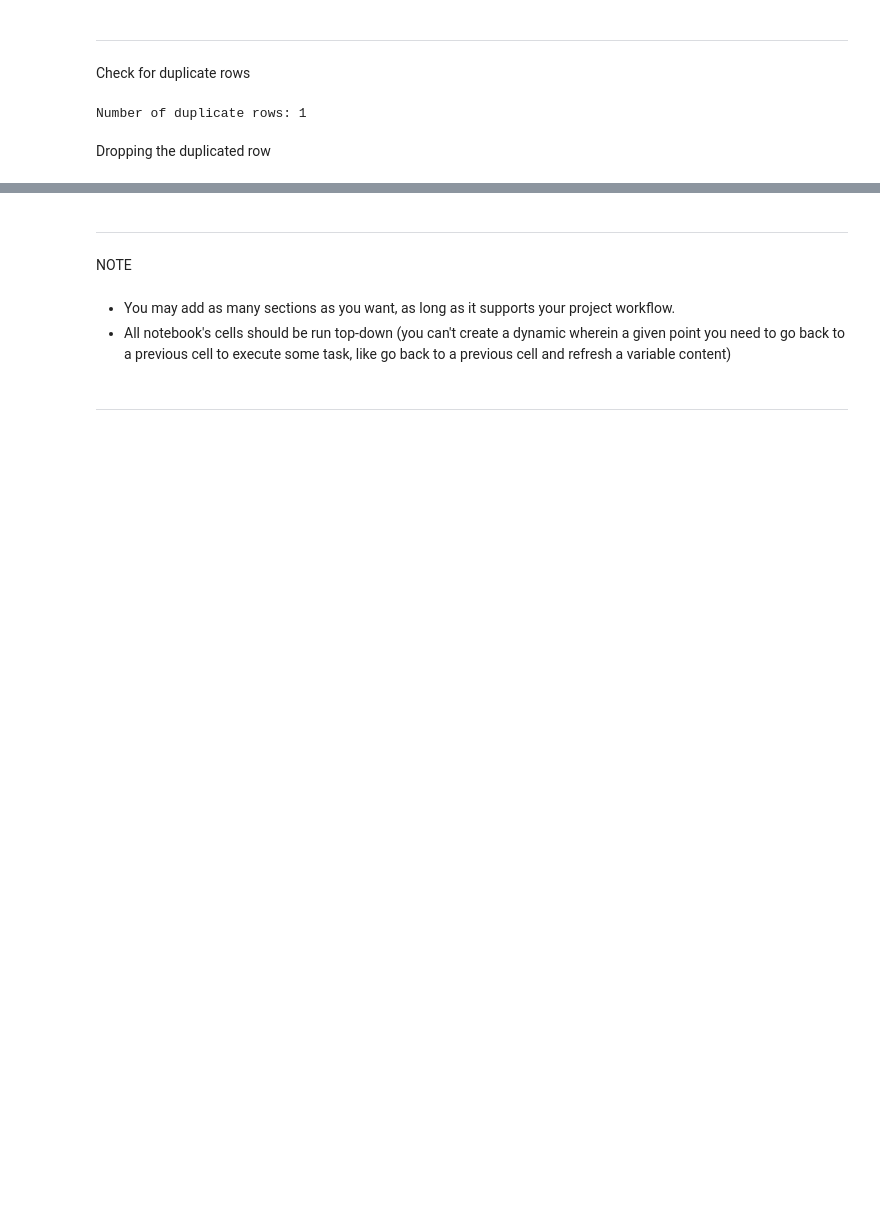
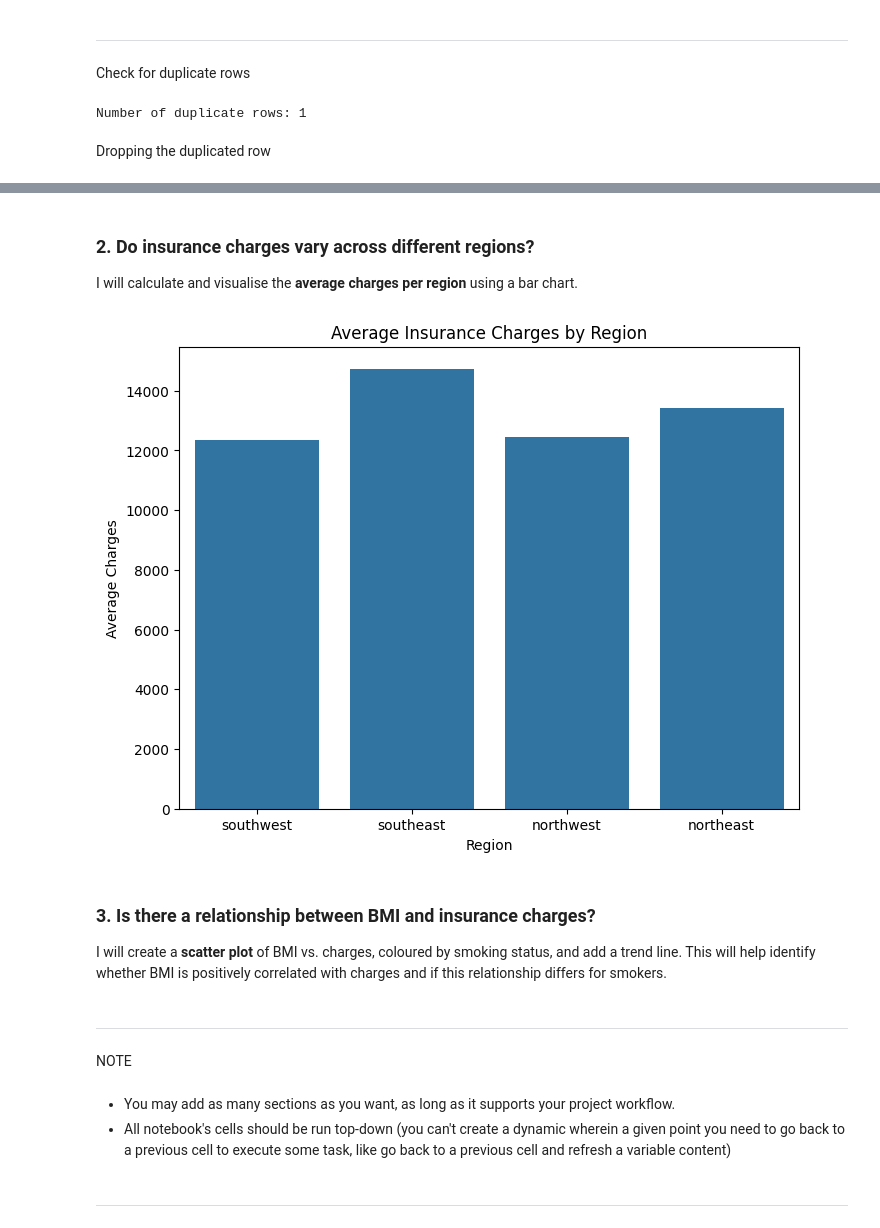
Before and after one commit to Harpreetkh/healthcare-insurance-analysis, a Jupyter notebook: jupyter_notebooks/Notebook_Template.ipynb, the cells around one changed output, grey strips where cells are left out. Drawn from its saved outputs; the diff is of its cells as text; code cells hidden in the pictures; blank space fills up the shorter version.

```diff
--- a/jupyter_notebooks/Notebook_Template.ipynb
+++ b/jupyter_notebooks/Notebook_Template.ipynb
@@ -123,3 +129,18 @@ I will create a **scatter plot** of BMI vs. charges, coloured by smoking status,
+# %% [markdown]
+### 2. Do insurance charges vary across different regions?
+I will calculate and visualise the **average charges per region** using a bar chart.
+# %%
+plt.figure(figsize=(8,6))
+sns.barplot(data=df,x='region', y='charges', errorbar=None)
+plt.title('Average Insurance Charges by Region')
+plt.xlabel('Region')
+plt.ylabel('Average Charges')
+plt.show()
+# %% [output]
+[figure, added]
+# %% [markdown]
+### 3. Is there a relationship between BMI and insurance charges?
+I will create a **scatter plot** of BMI vs. charges, coloured by smoking status, and add a trend line. This will help identify whether BMI is positively correlated with charges and if this relationship differs for smokers.
 # %% [markdown]
 ---
 # %% [markdown]
```
Also changed, not shown: parts of 3 cells of this notebook.
